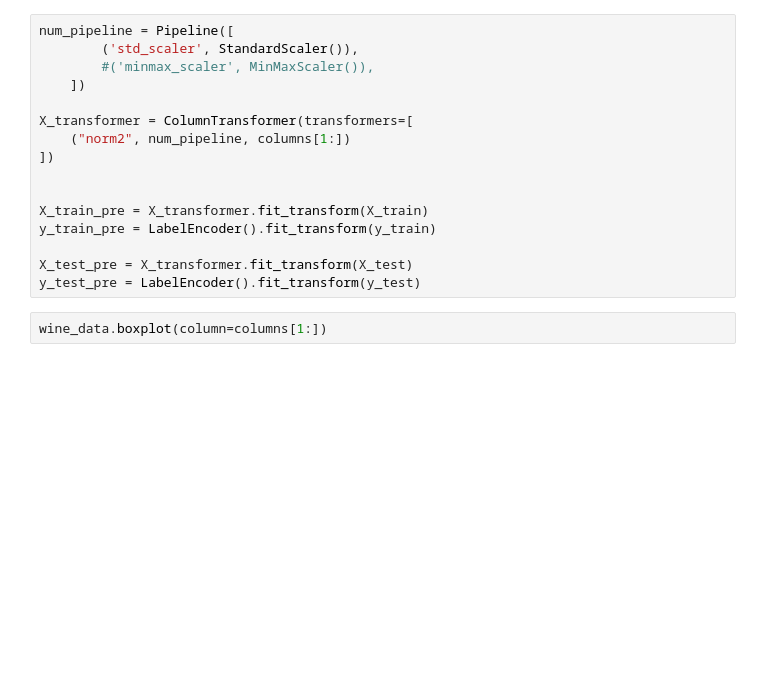
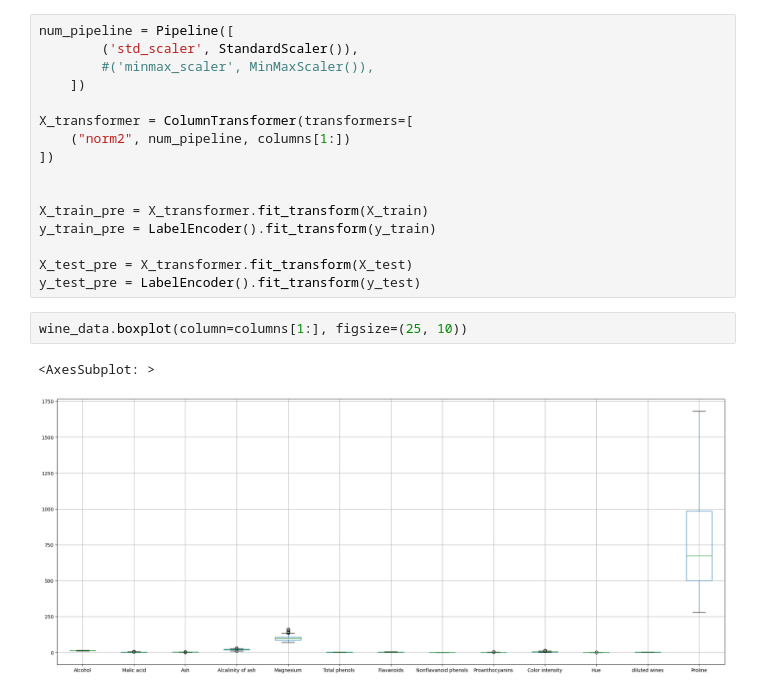
Before and after one commit to roypiyush/python_project, a Jupyter notebook: ml/wine/wine.ipynb, the cells around one changed output. Cells and saved outputs as stored; diff of their text form; blank space fills up the shorter version.

```diff
--- a/ml/wine/wine.ipynb
+++ b/ml/wine/wine.ipynb
@@ -169,6 +185,9 @@ y_train_pre = LabelEncoder().fit_transform(y_train)
 X_test_pre = X_transformer.fit_transform(X_test)
 y_test_pre = LabelEncoder().fit_transform(y_test)
 # %%
-wine_data.boxplot(column=columns[1:])
+wine_data.boxplot(column=columns[1:], figsize=(25, 10))
+# %% [output]
+<AxesSubplot: >
+[figure, added]
 # %%
 pd.DataFrame(X_train_pre).boxplot()
```
Also changed, not shown: parts of 20 cells of this notebook, 5 other files.
